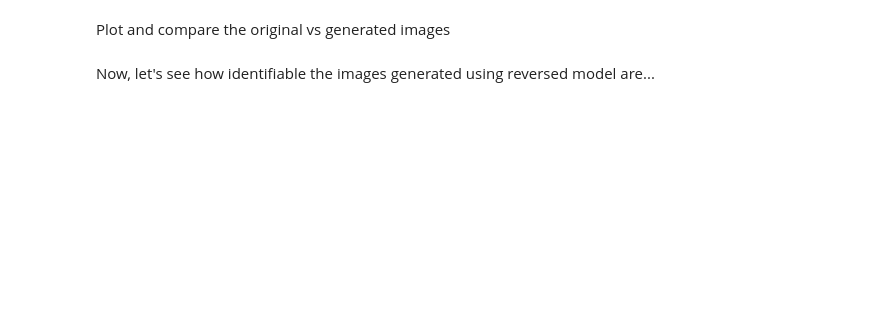
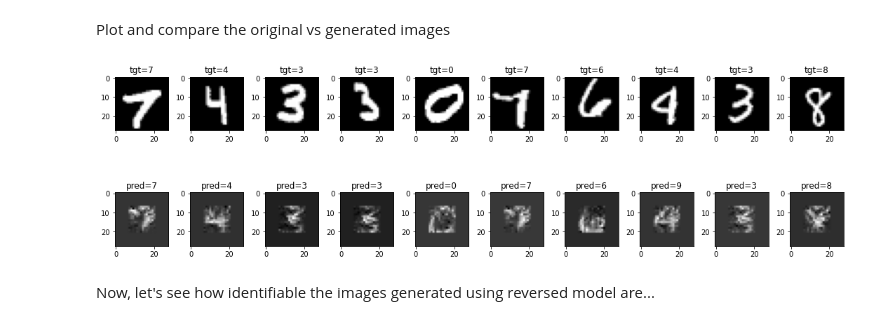
Before and after one commit to nayash/neural-nets-are-reversible, a Jupyter notebook: src/inverse-of-network-mnist-cnn.ipynb, the cells around one changed output. Saved outputs shown, nothing was run; the diff lists cells and outputs as text; code cells hidden in the pictures; blank space fills up the shorter version.

Commit message:
4 layer and 3 layer code

```diff
--- a/src/inverse-of-network-mnist-cnn.ipynb
+++ b/src/inverse-of-network-mnist-cnn.ipynb
@@ -170,7 +173,7 @@ If you have not already trained a model, uncomment the next cell and run it
 # %% [markdown]
 ### Reverse Model Training
 # %%
-state = torch.load(OUTPUT_PATH/'state_4layer_nn.pt')
+state = torch.load(OUTPUT_PATH/'state_3layer_nn.pt')
 state.keys()
 # %% [output]
 dict_keys(['model_state', 'test_acc'])
@@ -203,13 +201,15 @@ Net(
 config_dict = {
     'epochs': 300,
     'alpha': 1,
-    'lr': 1e-2,
+    'lr': 1e-3,
     'lr_sched': 'exp',
-    'gamma': 0.999,
+    'gamma': 0.99,
     'loss': 'abs',
     'min_lr': 1e-5,
-    'leaky_relu': 0.4,
-    'batch_size': 128
+    'leaky_relu': 0.5,
+    'conv_actv': 'relu',
+    'use_bn': False,
+    'batch_size': 128,
 }
 # %%
 def get_stats():
@@ -458,8 +478,10 @@ def cycle_consistency_inversion_loss(model, inp, inv_out, k=-1):
 # %%
-run_id = '4layer_conv2d_exp1e-2_ConvLeakyRelu'
-change_desc = 'gamma 0.999, minLr 1e-5, 4 layer models, conv2d, abs'
+run_id = '3layer_allConvActvLreluNeg.5_noBN'
+change_desc = 'gamma 0.999, minLr 3e-6, 4 layer models, conv2d, abs'
 is_resume = True
 run_path = OUTPUT_PATH/'runs'/run_id
+state_path = run_path/'final_state_4layer_inv_nn.pt'
+best_model_path = run_path/'state_4layer_inv_nn.pt'
 # %%
 import time
 import sys
@@ -479,8 +501,6 @@ ALPHA = config_dict['alpha']
 start_epoch = 0
 prev_best_loss = 999999
 total_training_time = 0
-
-state_path = run_path/'final_state_4layer_inv_nn.pt'
 
 if is_resume and state_path.exists():
     state = torch.load(state_path)
@@ -537,7 +557,7 @@ for epoch in range(start_epoch, EPOCHS):
             'loss': prev_best_loss,
             'prev_best_loss': prev_best_loss
         }
-        torch.save(state, run_path/'state_3layer_inv_nn.pt')
+        torch.save(state, best_model_path)
         print(f'new best loss={total_loss}')
 
 
@@ -590,23 +655,27 @@ Plot and compare the original vs generated images
 # [val.size() for val in model.forward_vals], [val.size() for val in inv_model.forward_vals], len(model.layers), len(inv_model.layers), inv_model.first_conv_dim
 # %%
 import torch
+import time
 
-state = torch.load(run_path/'state_small_inv_nn.pt')
+state = torch.load(best_model_path)
 inv_model.load_state_dict(state['model_state'])
 
 plt.figure(figsize=(15, 5))
 total_plts = 10
 for i in range(total_plts):
     _ = np.random.randint(len(test_qmnist))
     inp = model(test_qmnist[_][0].unsqueeze(0).to(device))
     o = inv_model(inp)
     img = o.reshape((28, 28)).cpu().detach().numpy()
     ax_org = plt.subplot(2, 10, i+1)
     plt.imshow(test_qmnist[_][0].squeeze().numpy(), cmap='gray')
     ax_pred = plt.subplot(2, 10, i+1+total_plts)
     plt.imshow(img, cmap='gray')
     label = torch.argmax(model(o))
     ax_pred.set_title(f'pred={label}')
     ax_org.set_title(f'tgt={test_qmnist[_][1]}')
 plt.tight_layout()
+plt.savefig(run_path/f'{run_id}_{time.time()}.png')
 plt.show()
+# %% [output]
+[figure, added]
```
Also changed, not shown: parts of 13 cells of this notebook.
